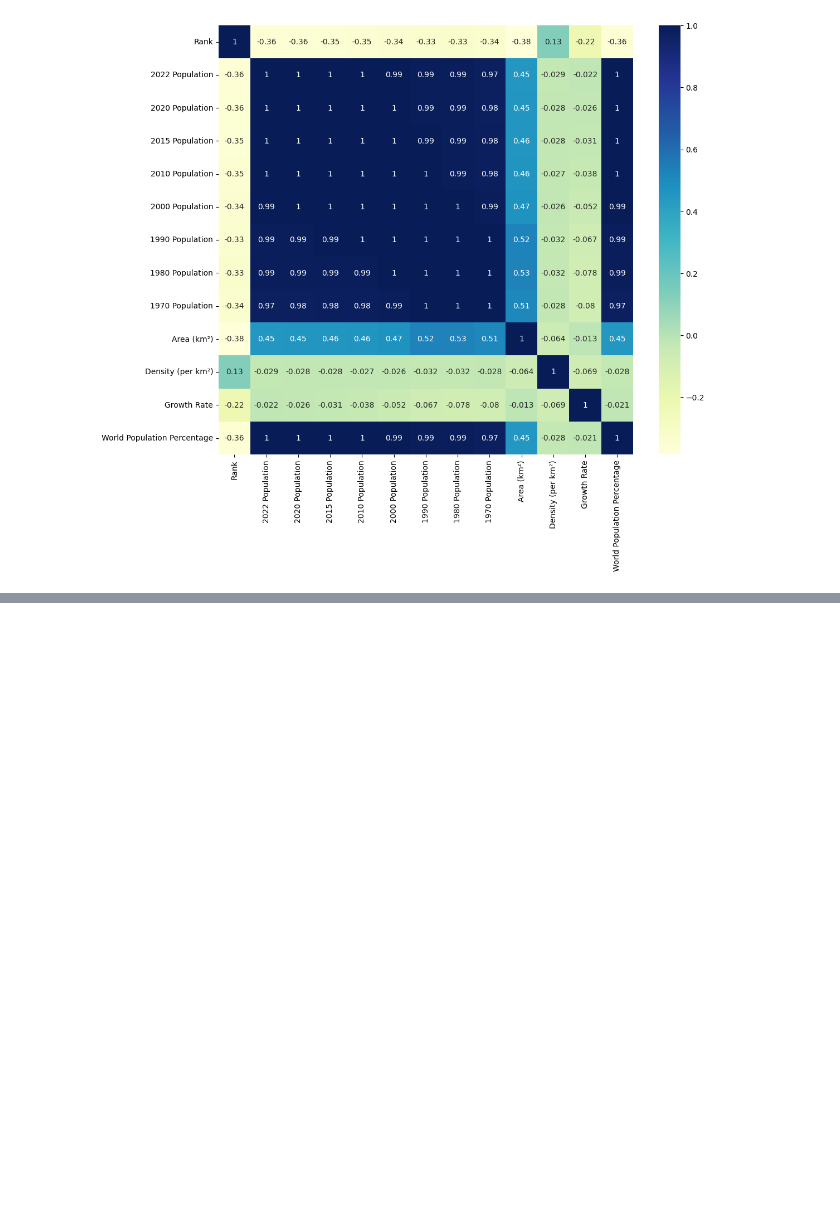
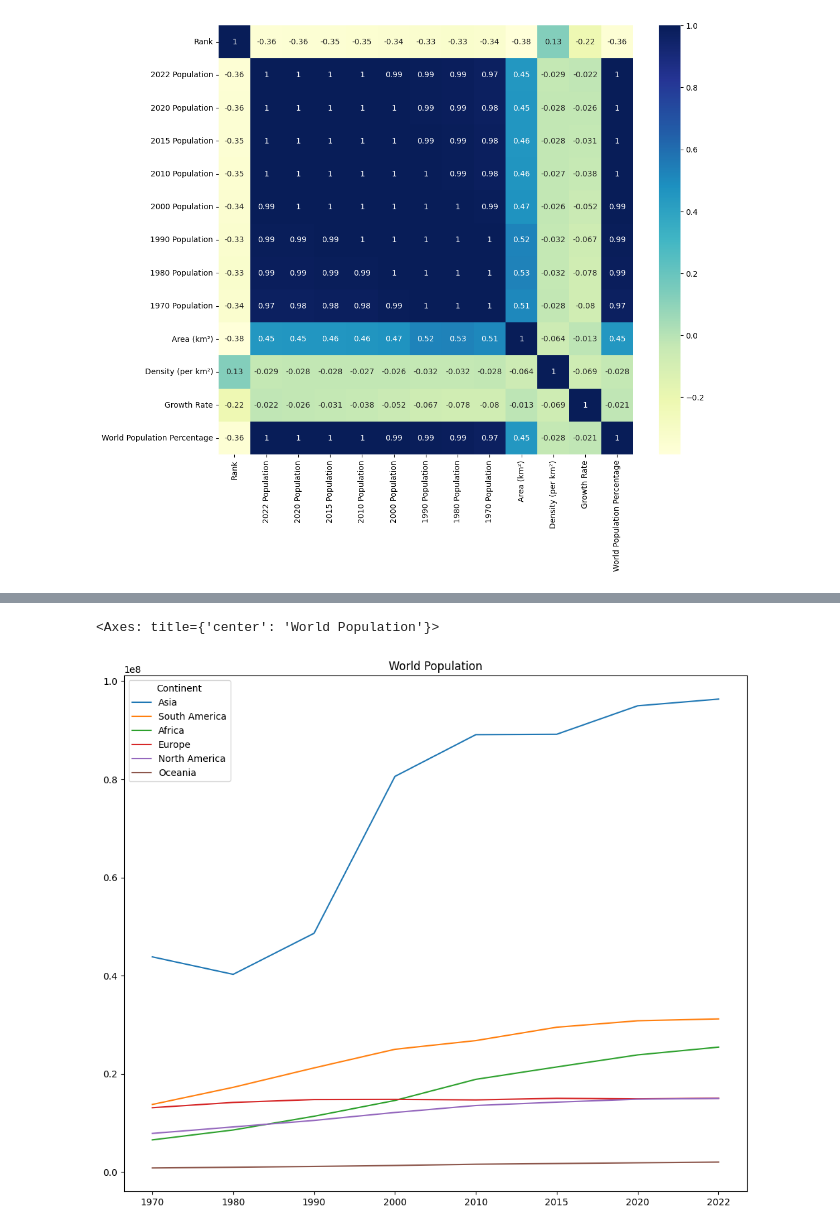
Before and after one commit to aleksmn/DataLessons, a Jupyter notebook: 08-exploratory_data_analysis.ipynb, the cells around one changed output, grey strips where cells are left out. Drawn from its saved outputs; the diff is of its cells as text; code cells hidden in the pictures; blank space fills up the shorter version.

Commit message:
add plots

```diff
--- a/08-exploratory_data_analysis.ipynb
+++ b/08-exploratory_data_analysis.ipynb
@@ -177,0 +234,13 @@ plt.show()
+# %%
+df2 = df2.loc[:, ['2022 Population', '2020 Population', '2015 Population',
+       '2010 Population', '2000 Population', '1990 Population',
+       '1980 Population', '1970 Population']]
+# %%
+df2 = df2.transpose()
+# %%
+df2.index = ['2022', '2020', '2015',
+       '2010', '2000', '1990',
+       '1980', '1970']
+# %%
+df2 = df2.sort_index()
+df2
@@ -177,0 +257,5 @@ plt.show()
+# %%
+df2.plot(title="World Population")
+# %% [output]
+<Axes: title={'center': 'World Population'}>
+[figure, added]
```
Also changed, not shown: parts of 12 cells of this notebook.
